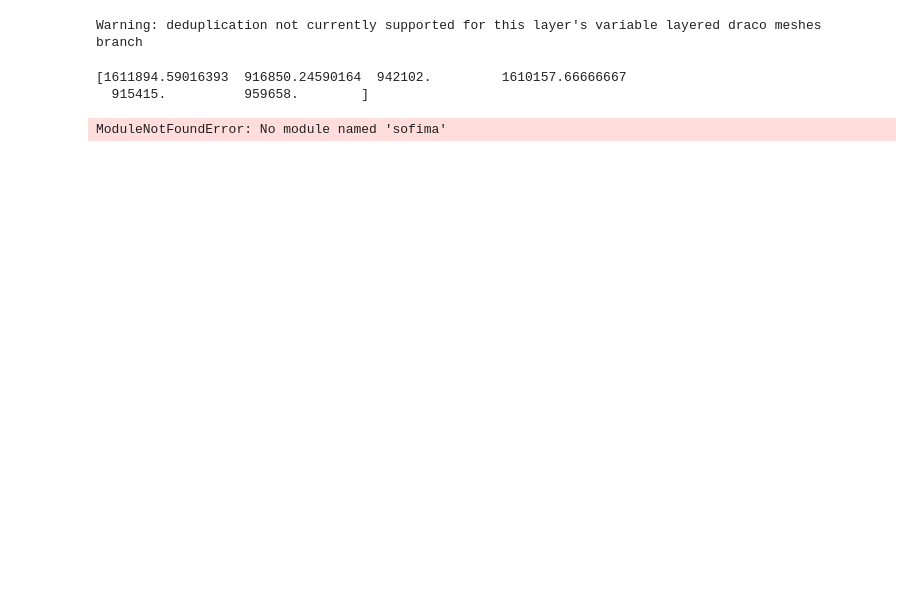
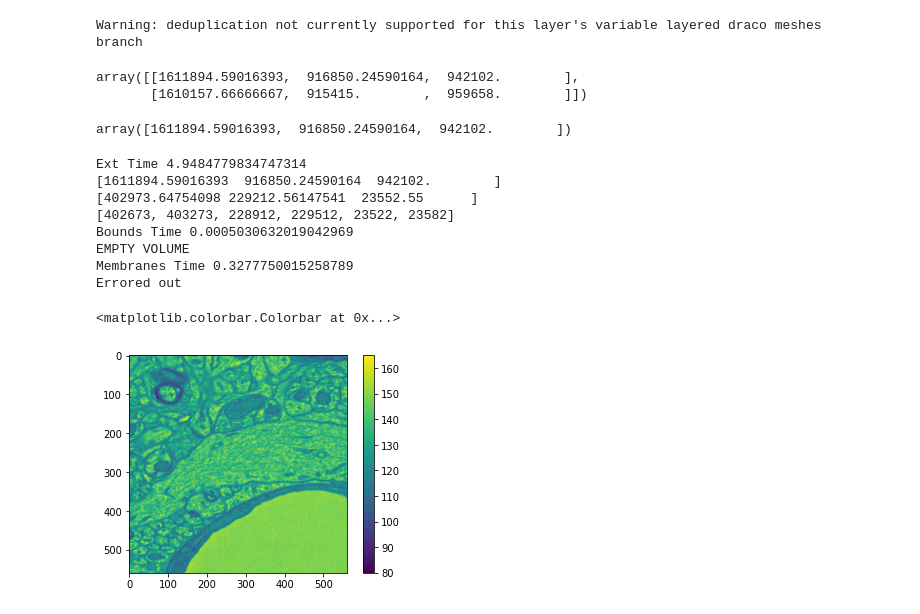
Before and after one commit to aplbrain/campfire, a Jupyter notebook: test.ipynb, the cells around one changed output. Drawn from its saved outputs; the diff is of its cells as text; code cells hidden in the pictures; blank space fills up the shorter version.

```diff
--- a/test.ipynb
+++ b/test.ipynb
@@ -5,18 +6,35 @@ from drive import segment_points
 import numpy as np
 import pandas as pd
 # %%
-good_tips_thick, good_tips_thin, good_tips_bad_thick, good_tips_bad_thin, just_tips, just_means  = tip_finding.endpoints_from_rid(864691135909994000)
-endpoints = np.array(good_tips_thick)
-endpoints = np.append(endpoints, good_tips_thin)
-
-print(endpoints)
+root_id = 864691135909994000
+good_tips_thick, good_tips_thin, good_tips_bad_thick, good_tips_bad_thin, just_tips, just_means  = tip_finding.endpoints_from_rid(root_id)
+endpoints = np.concatenate([good_tips_thick, good_tips_thin])
+endpoints
 # %% [output]
 Warning: deduplication not currently supported for this layer's variable layered draco meshes
 branch
-[1611894.59016393  916850.24590164  942102.         1610157.66666667
-  915415.          959658.        ]
+array([[1611894.59016393,  916850.24590164,  942102.        ],
+       [1610157.66666667,  915415.        ,  959658.        ]])
+# %%
+endpoints[0]
+# %% [output]
+array([1611894.59016393,  916850.24590164,  942102.        ])
 # %%
-root_id = 864691135909994000
-segment_points(root_id=root_id, endpoint= endpoints[0], point_id = 0)
+ext, num = segment_points(endpoint = endpoints[0], root_id = root_id, point_id = 0, resolution=[4,4,40])
 # %% [output]
-ModuleNotFoundError: No module named 'sofima'
+Ext Time 4.9484779834747314
+[1611894.59016393  916850.24590164  942102.        ]
+[402973.64754098 229212.56147541  23552.55      ]
+[402673, 403273, 228912, 229512, 23522, 23582]
+Bounds Time 0.0005030632019042969
+EMPTY VOLUME
+Membranes Time 0.3277750015258789
+Errored out
+# %%
+import matplotlib.pyplot as plt
+
+plt.imshow(ext.em[...,0])
+plt.colorbar()
+# %% [output]
+<matplotlib.colorbar.Colorbar at 0x...>
+[figure, added]
```
Also changed, not shown: parts of 5 cells of this notebook, 3 other files.
